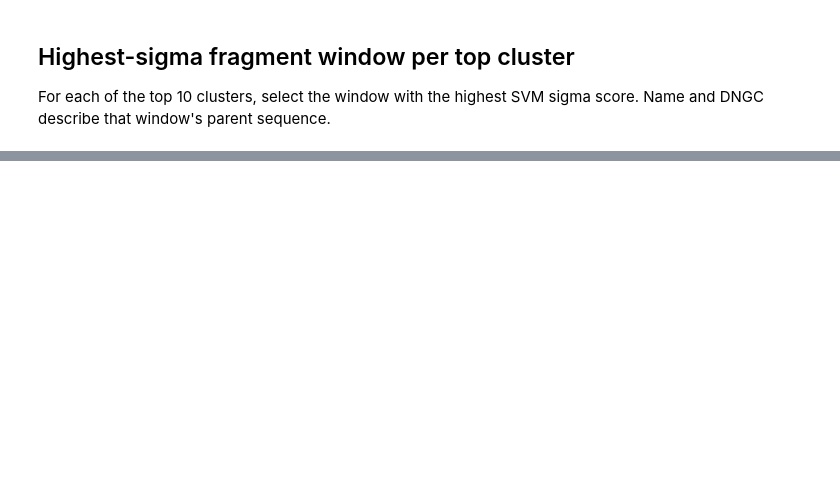
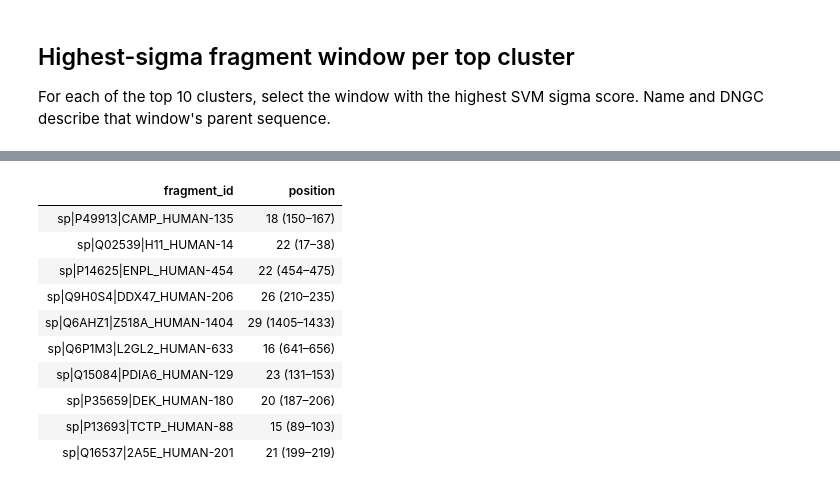
Before and after one commit to KYinXu/Peptide-Anti-microbial-Properties-Prediction, a Jupyter notebook: notebooks/skin_clusters/fragment_windows.ipynb, the cells around one changed output, grey strips where cells are left out. Saved outputs shown, nothing was run; the diff lists cells and outputs as text; code cells hidden in the pictures; blank space fills up the shorter version.

```diff
--- a/notebooks/skin_clusters/fragment_windows.ipynb
+++ b/notebooks/skin_clusters/fragment_windows.ipynb
@@ -327,0 +524,15 @@ display(cluster_table_style)
+# %%
+cluster_window_positions = top_window_original_positions(cluster_top_windows, cluster_fragments)
+display(cluster_window_positions.style.hide(axis="index"))
+# %% [output]
+| fragment_id | position |
+| sp|P49913|CAMP_HUMAN-135 | 18 (150–167) |
+| sp|Q02539|H11_HUMAN-14 | 22 (17–38) |
+| sp|P14625|ENPL_HUMAN-454 | 22 (454–475) |
+| sp|Q9H0S4|DDX47_HUMAN-206 | 26 (210–235) |
+| sp|Q6AHZ1|Z518A_HUMAN-1404 | 29 (1405–1433) |
+| sp|Q6P1M3|L2GL2_HUMAN-633 | 16 (641–656) |
+| sp|Q15084|PDIA6_HUMAN-129 | 23 (131–153) |
+| sp|P35659|DEK_HUMAN-180 | 20 (187–206) |
+| sp|P13693|TCTP_HUMAN-88 | 15 (89–103) |
+| sp|Q16537|2A5E_HUMAN-201 | 21 (199–219) |
```
Also changed, not shown: parts of 8 cells of this notebook, 2 other files.
